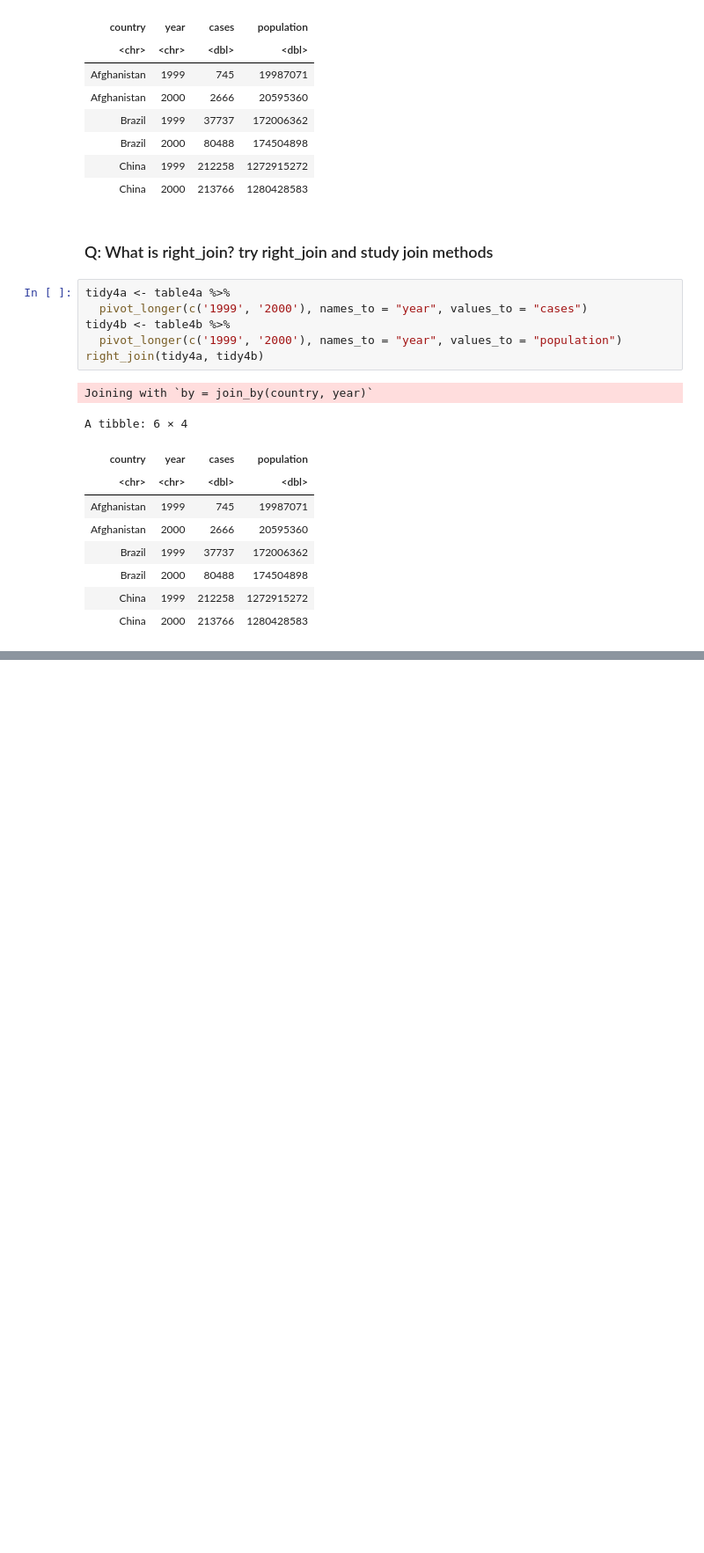
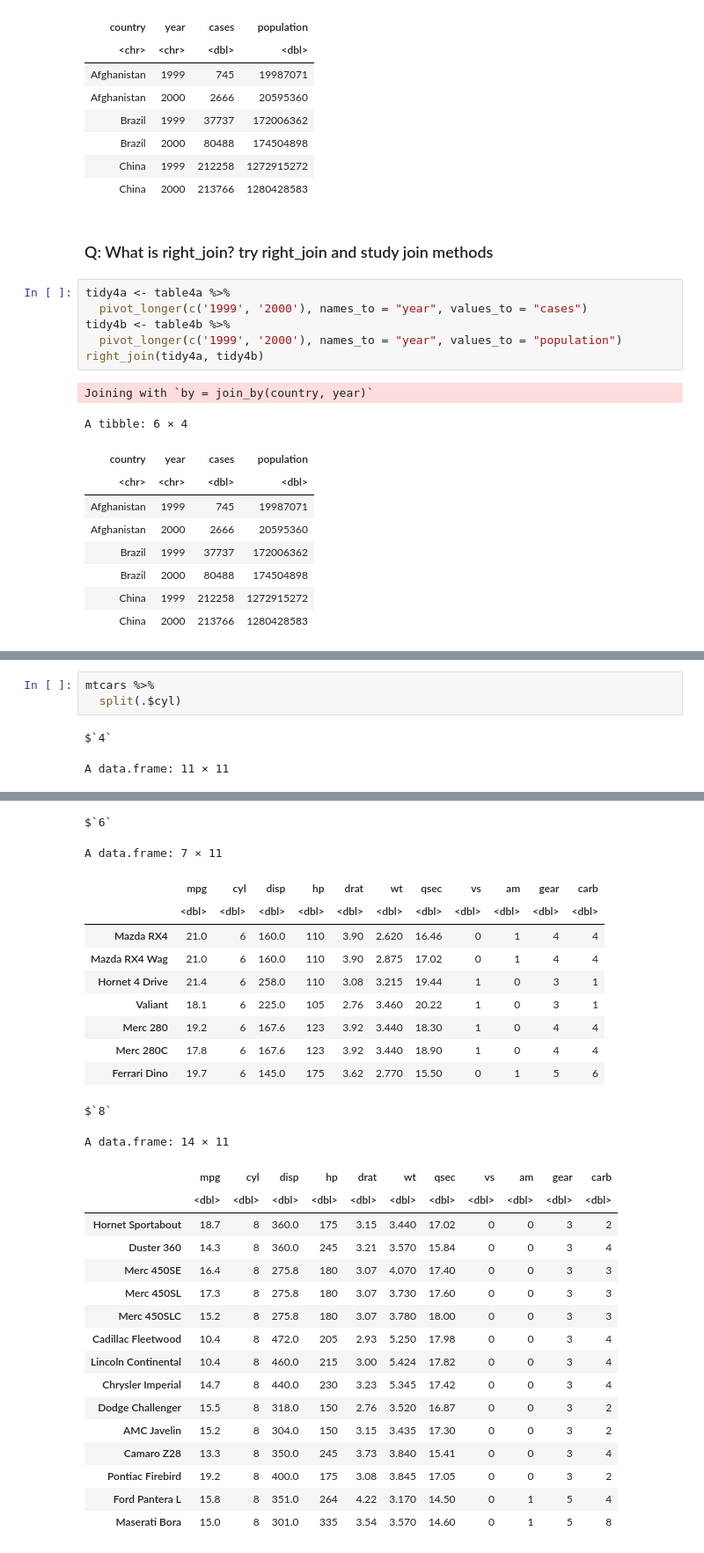
Before and after one commit to JunyoungB/SmartCityBigData, a Jupyter notebook: R4ds_2.ipynb, the cells around one changed output, grey strips where cells are left out. Shown: that part at 88% size. Cells and saved outputs as stored; diff of their text form; blank space fills up the shorter version.

```diff
--- a/R4ds_2.ipynb
+++ b/R4ds_2.ipynb
@@ -153,0 +545,6 @@ A tibble: 6 × 4
+# %%
+mtcars %>%
+  split(.$cyl)
+# %% [output]
+$`4`
+A data.frame: 11 × 11
@@ -153,0 +564,29 @@ A tibble: 6 × 4
+$`6`
+A data.frame: 7 × 11
+|  | mpg | cyl | disp | hp | drat | wt | qsec | vs | am | gear | carb |
+|  | <dbl> | <dbl> | <dbl> | <dbl> | <dbl> | <dbl> | <dbl> | <dbl> | <dbl> | <dbl> | <dbl> |
+| Mazda RX4 | 21.0 | 6 | 160.0 | 110 | 3.90 | 2.620 | 16.46 | 0 | 1 | 4 | 4 |
+| Mazda RX4 Wag | 21.0 | 6 | 160.0 | 110 | 3.90 | 2.875 | 17.02 | 0 | 1 | 4 | 4 |
+| Hornet 4 Drive | 21.4 | 6 | 258.0 | 110 | 3.08 | 3.215 | 19.44 | 1 | 0 | 3 | 1 |
+| Valiant | 18.1 | 6 | 225.0 | 105 | 2.76 | 3.460 | 20.22 | 1 | 0 | 3 | 1 |
+| Merc 280 | 19.2 | 6 | 167.6 | 123 | 3.92 | 3.440 | 18.30 | 1 | 0 | 4 | 4 |
+| Merc 280C | 17.8 | 6 | 167.6 | 123 | 3.92 | 3.440 | 18.90 | 1 | 0 | 4 | 4 |
+| Ferrari Dino | 19.7 | 6 | 145.0 | 175 | 3.62 | 2.770 | 15.50 | 0 | 1 | 5 | 6 |
+$`8`
+A data.frame: 14 × 11
+|  | mpg | cyl | disp | hp | drat | wt | qsec | vs | am | gear | carb |
+|  | <dbl> | <dbl> | <dbl> | <dbl> | <dbl> | <dbl> | <dbl> | <dbl> | <dbl> | <dbl> | <dbl> |
+| Hornet Sportabout | 18.7 | 8 | 360.0 | 175 | 3.15 | 3.440 | 17.02 | 0 | 0 | 3 | 2 |
+| Duster 360 | 14.3 | 8 | 360.0 | 245 | 3.21 | 3.570 | 15.84 | 0 | 0 | 3 | 4 |
+| Merc 450SE | 16.4 | 8 | 275.8 | 180 | 3.07 | 4.070 | 17.40 | 0 | 0 | 3 | 3 |
+| Merc 450SL | 17.3 | 8 | 275.8 | 180 | 3.07 | 3.730 | 17.60 | 0 | 0 | 3 | 3 |
+| Merc 450SLC | 15.2 | 8 | 275.8 | 180 | 3.07 | 3.780 | 18.00 | 0 | 0 | 3 | 3 |
+| Cadillac Fleetwood | 10.4 | 8 | 472.0 | 205 | 2.93 | 5.250 | 17.98 | 0 | 0 | 3 | 4 |
+| Lincoln Continental | 10.4 | 8 | 460.0 | 215 | 3.00 | 5.424 | 17.82 | 0 | 0 | 3 | 4 |
+| Chrysler Imperial | 14.7 | 8 | 440.0 | 230 | 3.23 | 5.345 | 17.42 | 0 | 0 | 3 | 4 |
+| Dodge Challenger | 15.5 | 8 | 318.0 | 150 | 2.76 | 3.520 | 16.87 | 0 | 0 | 3 | 2 |
+| AMC Javelin | 15.2 | 8 | 304.0 | 150 | 3.15 | 3.435 | 17.30 | 0 | 0 | 3 | 2 |
+| Camaro Z28 | 13.3 | 8 | 350.0 | 245 | 3.73 | 3.840 | 15.41 | 0 | 0 | 3 | 4 |
+| Pontiac Firebird | 19.2 | 8 | 400.0 | 175 | 3.08 | 3.845 | 17.05 | 0 | 0 | 3 | 2 |
+| Ford Pantera L | 15.8 | 8 | 351.0 | 264 | 4.22 | 3.170 | 14.50 | 0 | 1 | 5 | 4 |
+| Maserati Bora | 15.0 | 8 | 301.0 | 335 | 3.54 | 3.570 | 14.60 | 0 | 1 | 5 | 8 |
```
Also changed, not shown: parts of 70 cells of this notebook.
